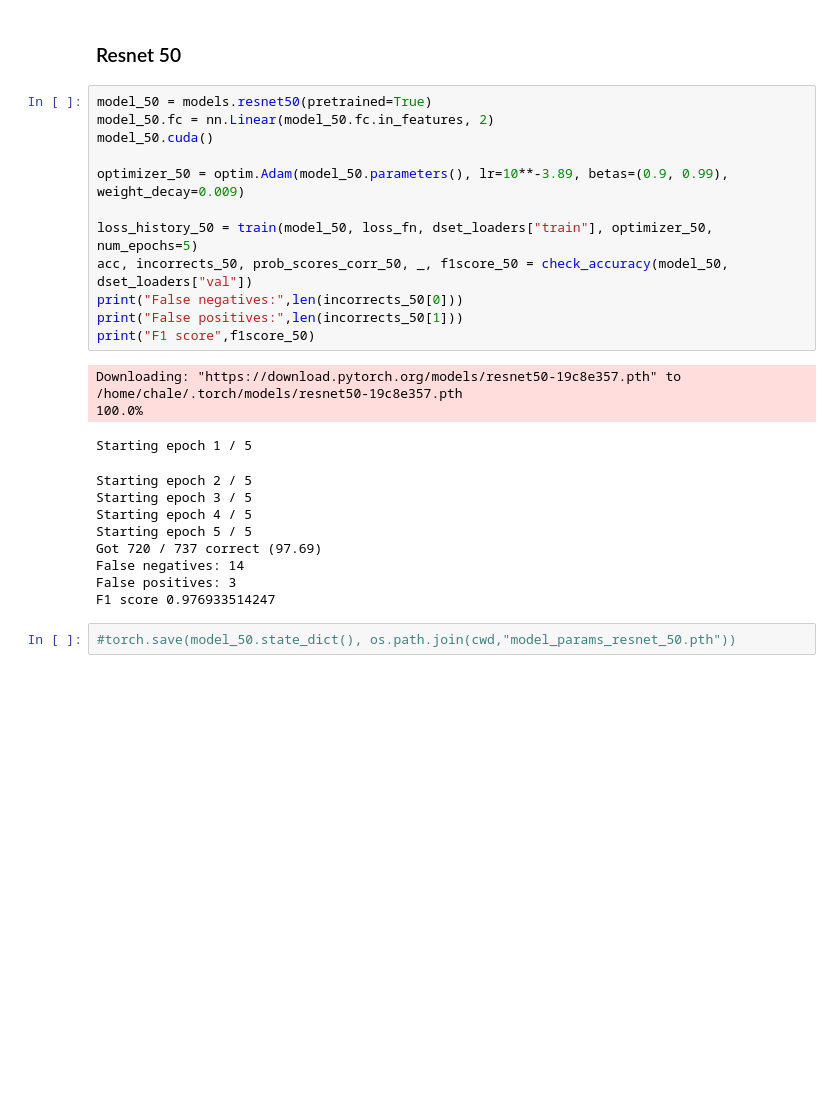
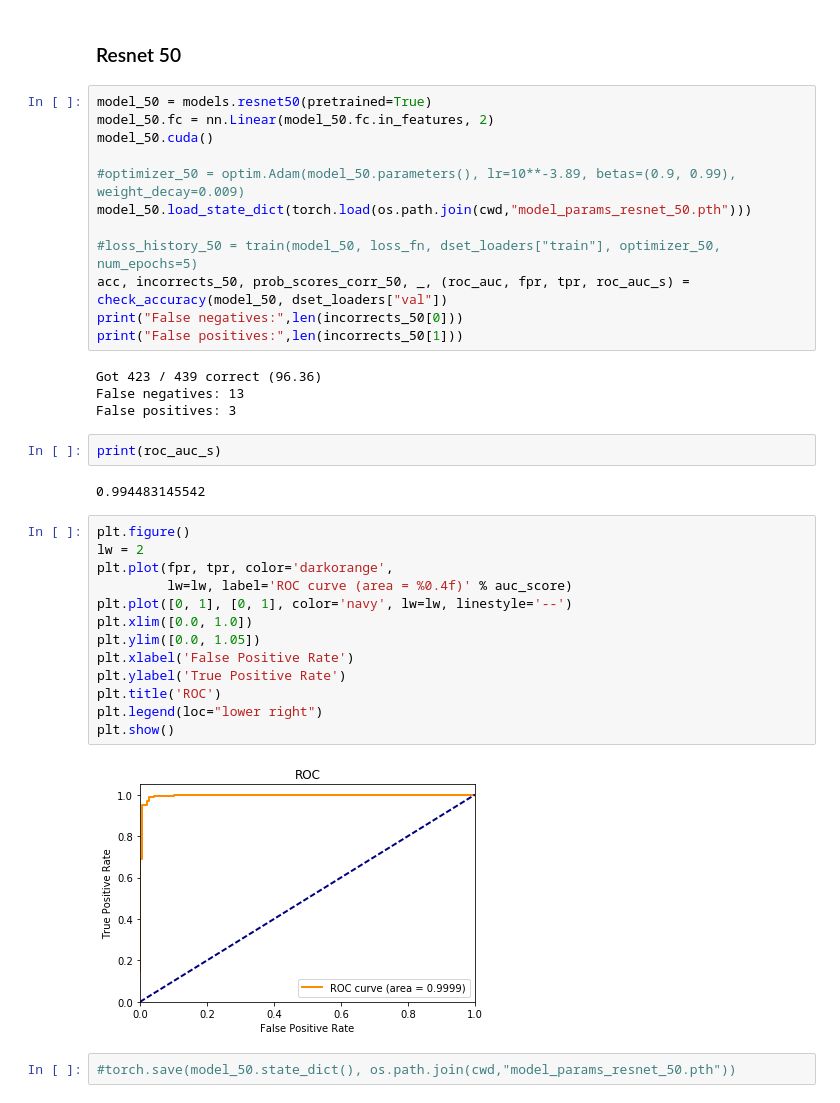
Before and after one commit to christydennison/cs231n-final, a Jupyter notebook: ResNet_Ensemble.ipynb, the cells around one changed output. Saved outputs shown, nothing was run; the diff lists cells and outputs as text; blank space fills up the shorter version.

```diff
--- a/ResNet_Ensemble.ipynb
+++ b/ResNet_Ensemble.ipynb
@@ -214,25 +237,36 @@ model_50 = models.resnet50(pretrained=True)
 model_50.fc = nn.Linear(model_50.fc.in_features, 2)
 model_50.cuda()
 
-optimizer_50 = optim.Adam(model_50.parameters(), lr=10**-3.89, betas=(0.9, 0.99), weight_decay=0.009)
+#optimizer_50 = optim.Adam(model_50.parameters(), lr=10**-3.89, betas=(0.9, 0.99), weight_decay=0.009)
+model_50.load_state_dict(torch.load(os.path.join(cwd,"model_params_resnet_50.pth")))
 
-loss_history_50 = train(model_50, loss_fn, dset_loaders["train"], optimizer_50, num_epochs=5)
-acc, incorrects_50, prob_scores_corr_50, _, f1score_50 = check_accuracy(model_50, dset_loaders["val"])
+#loss_history_50 = train(model_50, loss_fn, dset_loaders["train"], optimizer_50, num_epochs=5)
+acc, incorrects_50, prob_scores_corr_50, _, (roc_auc, fpr, tpr, roc_auc_s) = check_accuracy(model_50, dset_loaders["val"])
 print("False negatives:",len(incorrects_50[0]))
 print("False positives:",len(incorrects_50[1]))
-print("F1 score",f1score_50)
 # %% [output]
-Downloading: "https://download.pytorch.org/models/resnet50-19c8e357.pth" to /home/chale/.torch/models/resnet50-19c8e357.pth
-100.0%
+Got 423 / 439 correct (96.36)
+False negatives: 13
+False positives: 3
-Starting epoch 1 / 5
-Starting epoch 2 / 5
-Starting epoch 3 / 5
-Starting epoch 4 / 5
-Starting epoch 5 / 5
-Got 720 / 737 correct (97.69)
-False negatives: 14
-False positives: 3
-F1 score 0.976933514247
+# %%
+print(roc_auc_s)
+# %% [output]
+0.994483145542
+# %%
+plt.figure()
+lw = 2
+plt.plot(fpr, tpr, color='darkorange',
+         lw=lw, label='ROC curve (area = %0.4f)' % auc_score)
+plt.plot([0, 1], [0, 1], color='navy', lw=lw, linestyle='--')
+plt.xlim([0.0, 1.0])
+plt.ylim([0.0, 1.05])
+plt.xlabel('False Positive Rate')
+plt.ylabel('True Positive Rate')
+plt.title('ROC')
+plt.legend(loc="lower right")
+plt.show()
+# %% [output]
+[figure, added]
 # %%
 #torch.save(model_50.state_dict(), os.path.join(cwd,"model_params_resnet_50.pth"))
 # %%
```
Also changed, not shown: parts of 10 cells of this notebook, 1 other file.
